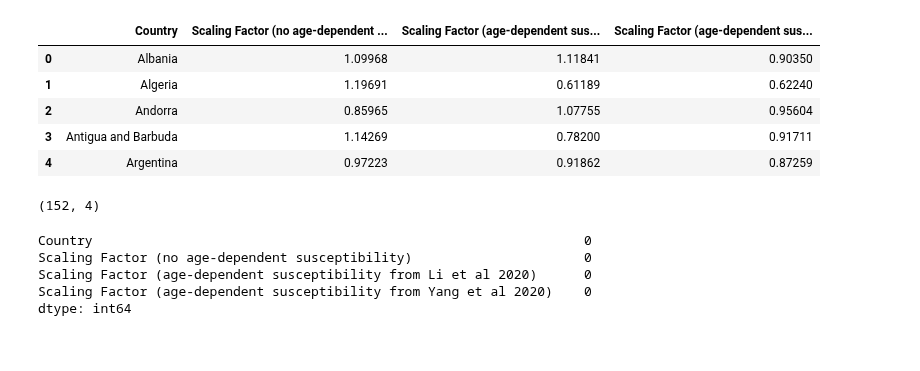
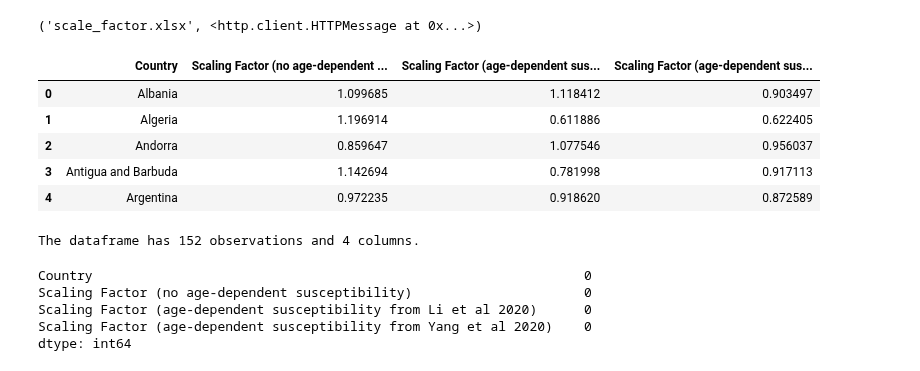
Before and after one commit to GRMDS/RMDS_Coronavirus_project, a Jupyter notebook: analytics/Amy/Country_R0.ipynb, the cells around one changed output. Drawn from its saved outputs; the diff is of its cells as text; code cells hidden in the pictures.

```diff
--- a/analytics/Amy/Country_R0.ipynb
+++ b/analytics/Amy/Country_R0.ipynb
@@ -17,22 +23,17 @@ import matplotlib.pyplot as plt
-# %%
-scale_df = pd.read_csv("scale_factor_country.csv")
-scale_df.head()
-# %% [output]
-|  | Country | Scaling Factor (no age-dependent ... | Scaling Factor (age-dependent sus... | Scaling Factor (age-dependent sus... |
-| 0 | Albania | 1.09968 | 1.11841 | 0.90350 |
-| 1 | Algeria | 1.19691 | 0.61189 | 0.62240 |
-| 2 | Andorra | 0.85965 | 1.07755 | 0.95604 |
-| 3 | Antigua and Barbuda | 1.14269 | 0.78200 | 0.91711 |
-| 4 | Argentina | 0.97223 | 0.91862 | 0.87259 |
-# %%
-scale_df.shape
-# %% [output]
-(152, 4)
-# %%
-scale_df.isnull().sum()
-# %% [output]
-Country                                                               0
-Scaling Factor (no age-dependent susceptibility)                      0
-Scaling Factor (age-dependent susceptibility from Li et al 2020)      0
-Scaling Factor (age-dependent susceptibility from Yang et al 2020)    0
-dtype: int64
+# %%
+# download the scaling factors file from a link, save to a local file called "scale_factor.xlsx"
+url = 'https://www.medrxiv.org/highwire/filestream/72706/field_highwire_adjunct_files/0/2020.02.26.20028167-1.xlsx'
+urllib.request.urlretrieve(url, 'scale_factor.xlsx')
+# %% [output]
+('scale_factor.xlsx', <http.client.HTTPMessage at 0x...>)
+# %%
+# read the downloaded excel file
+scale_df = pd.read_excel("scale_factor.xlsx")
+scale_df.head()
+# %% [output]
+|  | Country | Scaling Factor (no age-dependent ... | Scaling Factor (age-dependent sus... | Scaling Factor (age-dependent sus... |
+| 0 | Albania | 1.099685 | 1.118412 | 0.903497 |
+| 1 | Algeria | 1.196914 | 0.611886 | 0.622405 |
+| 2 | Andorra | 0.859647 | 1.077546 | 0.956037 |
+| 3 | Antigua and Barbuda | 1.142694 | 0.781998 | 0.917113 |
+| 4 | Argentina | 0.972235 | 0.918620 | 0.872589 |
@@ -39 +137,17 @@ dtype: int64
+# %%
+# look at the dimension of the data
+n_rows, n_col = df_dimension(scale_df)
+print(f"The dataframe has {n_rows} observations and {n_col} columns.")
+# %% [output]
+The dataframe has 152 observations and 4 columns.
+# %%
+# check the number of null values for each column
+null_series = check_null(scale_df)
+print(null_series)
+# %% [output]
+Country                                                               0
+Scaling Factor (no age-dependent susceptibility)                      0
+Scaling Factor (age-dependent susceptibility from Li et al 2020)      0
+Scaling Factor (age-dependent susceptibility from Yang et al 2020)    0
+dtype: int64
 # %%
```
Also changed, not shown: parts of 13 cells of this notebook, 4 other files.
